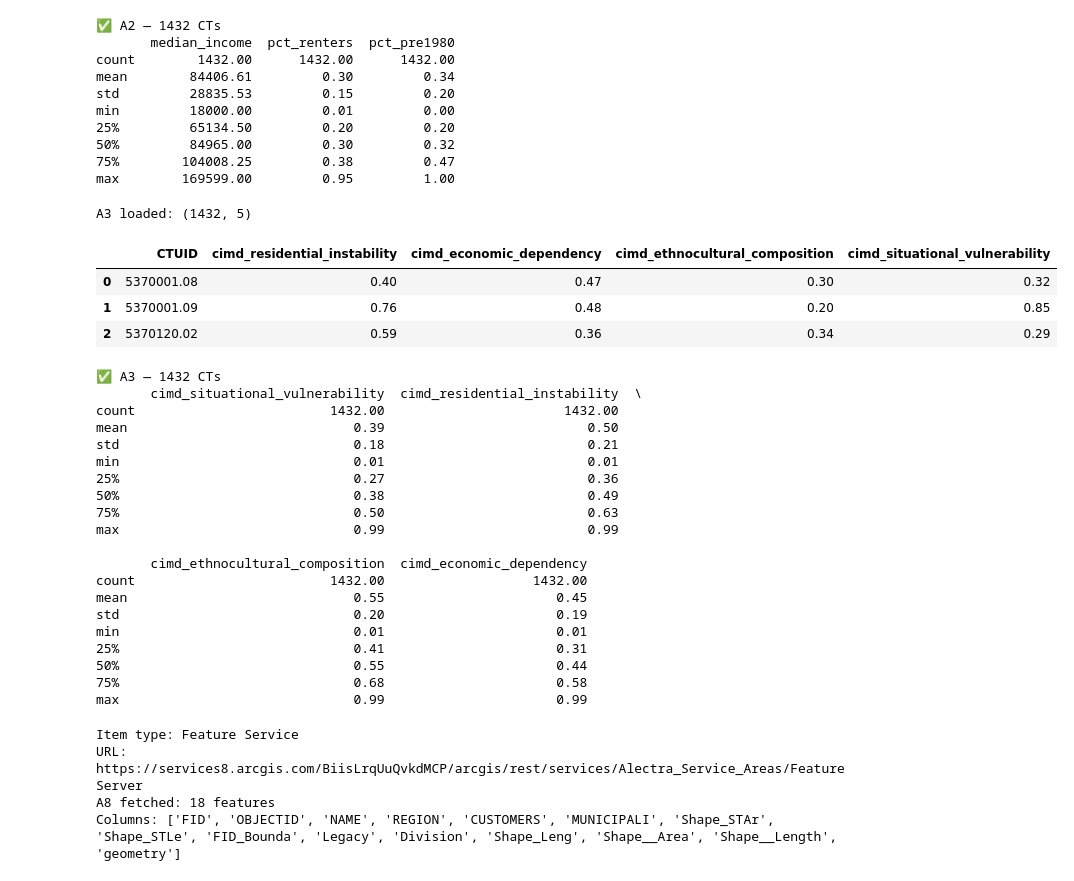
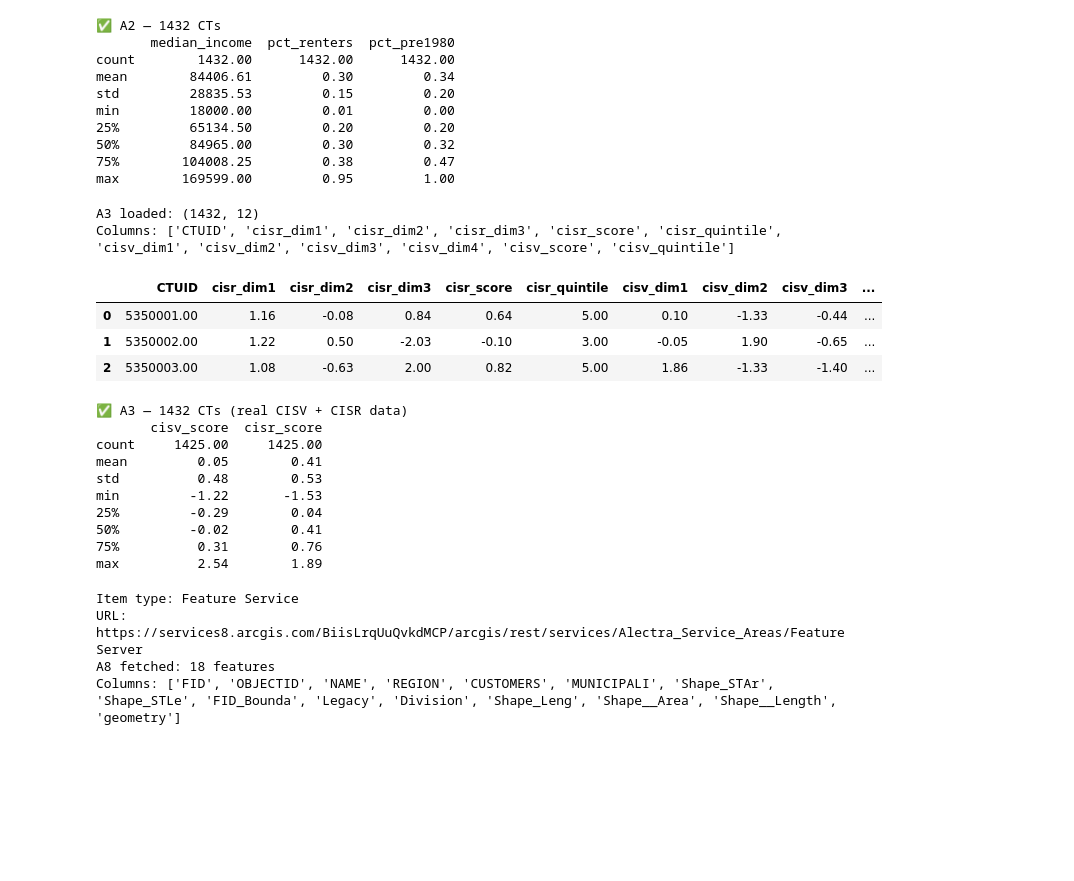
Before and after one commit to Davedat-110105/project_threshold, a Jupyter notebook: pipeline/EDA.ipynb, the cells around one changed output. Saved outputs shown, nothing was run; the diff lists cells and outputs as text; code cells hidden in the pictures; blank space fills up the shorter version.

```diff
--- a/pipeline/EDA.ipynb
+++ b/pipeline/EDA.ipynb
@@ -139,51 +140,49 @@ min         18000.00         0.01         0.00
 75%        104008.25         0.38         0.47
 max        169599.00         0.95         1.00
 # %%
-# A3 — CIMD vulnerability index (residential instability, economic dependency, etc.)
-# Uses pre-generated realistic demo data (percentiles, 0–1 scale).
-DEMO_CIMD = DATA_DIR / "demo_cimd.csv"
-assert DEMO_CIMD.exists(), (
-    "Run from project root:\n"
-    "  pipeline/.venv/bin/python3 pipeline/generate_demo_data.py"
+# A3 — Canadian Index of Social Vulnerability / Resilience (CISV + CISR)
+# Real StatsCan data downloaded from:
+#   https://www150.statcan.gc.ca/pub/45-20-0001/2025001/csv/cisv-eng.zip
+#   https://www150.statcan.gc.ca/pub/45-20-0001/2025001/csv/cisr-eng.zip
+# DA-level scores aggregated to CT level via 2021 geographic attribute crosswalk.
+# Run pipeline/build_cisr_cisv.py to regenerate real_cisr_cisv.csv.
+REAL_CISR_CISV = DATA_DIR / "real_cisr_cisv.csv"
+assert REAL_CISR_CISV.exists(), (
+    "Run: pipeline/.venv/bin/python3 pipeline/build_cisr_cisv.py"
 )
-df_cimd = pd.read_csv(DEMO_CIMD, dtype={"CTUID": str})
+df_cimd = pd.read_csv(REAL_CISR_CISV, dtype={"CTUID": str})
 print(f"A3 loaded: {df_cimd.shape}")
+print("Columns:", df_cimd.columns.tolist())
 df_cimd.head(3)
 # %% [output]
-A3 loaded: (1432, 5)
+A3 loaded: (1432, 12)
+Columns: ['CTUID', 'cisr_dim1', 'cisr_dim2', 'cisr_dim3', 'cisr_score', 'cisr_quintile', 'cisv_dim1', 'cisv_dim2', 'cisv_dim3', 'cisv_dim4', 'cisv_score', 'cisv_quintile']
-|  | CTUID | cimd_residential_instability | cimd_economic_dependency | cimd_ethnocultural_composition | cimd_situational_vulnerability |
-| 0 | 5370001.08 | 0.40 | 0.47 | 0.30 | 0.32 |
-| 1 | 5370001.09 | 0.76 | 0.48 | 0.20 | 0.85 |
-| 2 | 5370120.02 | 0.59 | 0.36 | 0.34 | 0.29 |
+|  | CTUID | cisr_dim1 | cisr_dim2 | cisr_dim3 | cisr_score | cisr_quintile | cisv_dim1 | cisv_dim2 | cisv_dim3 | ... |
+| 0 | 5350001.00 | 1.16 | -0.08 | 0.84 | 0.64 | 5.00 | 0.10 | -1.33 | -0.44 | ... |
+| 1 | 5350002.00 | 1.22 | 0.50 | -2.03 | -0.10 | 3.00 | -0.05 | 1.90 | -0.65 | ... |
+| 2 | 5350003.00 | 1.08 | -0.63 | 2.00 | 0.82 | 5.00 | 1.86 | -1.33 | -1.40 | ... |
 # %%
 # ASSERTION
-required = {"CTUID","cimd_residential_instability","cimd_economic_dependency",
-            "cimd_ethnocultural_composition","cimd_situational_vulnerability"}
-assert required.issubset(df_cimd.columns)
+required = {"CTUID","cisv_score","cisr_score",
+            "cisv_dim1","cisv_dim2","cisv_dim3","cisv_dim4",
+            "cisr_dim1","cisr_dim2","cisr_dim3"}
+assert required.issubset(df_cimd.columns), f"Missing cols: {required - set(df_cimd.columns)}"
 assert len(df_cimd) >= 350
-print(f"✅ A3 — {len(df_cimd)} CTs")
-print(df_cimd[list(required - {'CTUID'})].describe().round(3))
+null_pct = df_cimd[["cisv_score","cisr_score"]].isnull().mean()
+assert (null_pct < 0.05).all(), f"Unexpected nulls:\n{null_pct}"
+print(f"✅ A3 — {len(df_cimd)} CTs (real CISV + CISR data)")
+print(df_cimd[["cisv_score","cisr_score"]].describe().round(3))
 # %% [output]
-✅ A3 — 1432 CTs
-       cimd_situational_vulnerability  cimd_residential_instability  \
-count                         1432.00                       1432.00
-mean                             0.39                          0.50
-std                              0.18                          0.21
-min                              0.01                          0.01
-25%                              0.27                          0.36
-50%                              0.38                          0.49
-75%                              0.50                          0.63
-max                              0.99                          0.99
-
-       cimd_ethnocultural_composition  cimd_economic_dependency
-count                         1432.00                   1432.00
-mean                             0.55                      0.45
-std                              0.20                      0.19
-min                              0.01                      0.01
-25%                              0.41                      0.31
-50%                              0.55                      0.44
-75%                              0.68                      0.58
-max                              0.99                      0.99
+✅ A3 — 1432 CTs (real CISV + CISR data)
+       cisv_score  cisr_score
+count     1425.00     1425.00
+mean         0.05        0.41
+std          0.48        0.53
+min         -1.22       -1.53
+25%         -0.29        0.04
+50%         -0.02        0.41
+75%          0.31        0.76
+max          2.54        1.89
 # %%
 # A8 — Alectra service area
 # ArcGIS Online item ID: 8eba357e1b124587884bccb724743c4c
```
Also changed, not shown: parts of 7 cells of this notebook, 7 other files.
